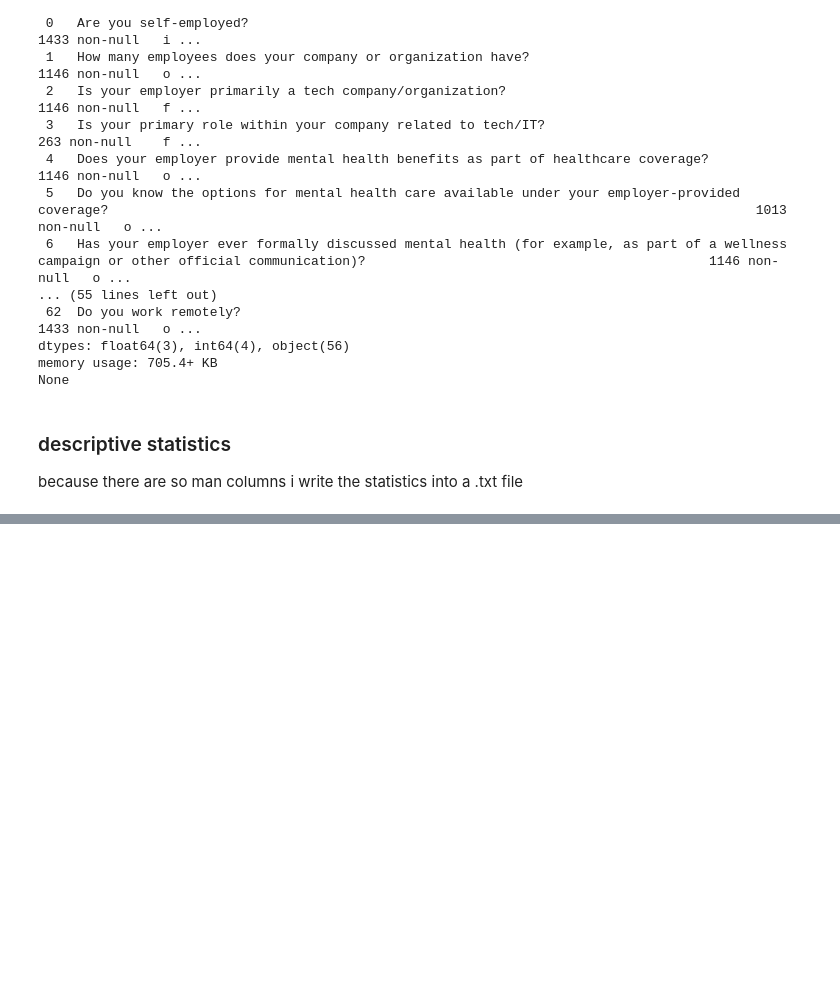
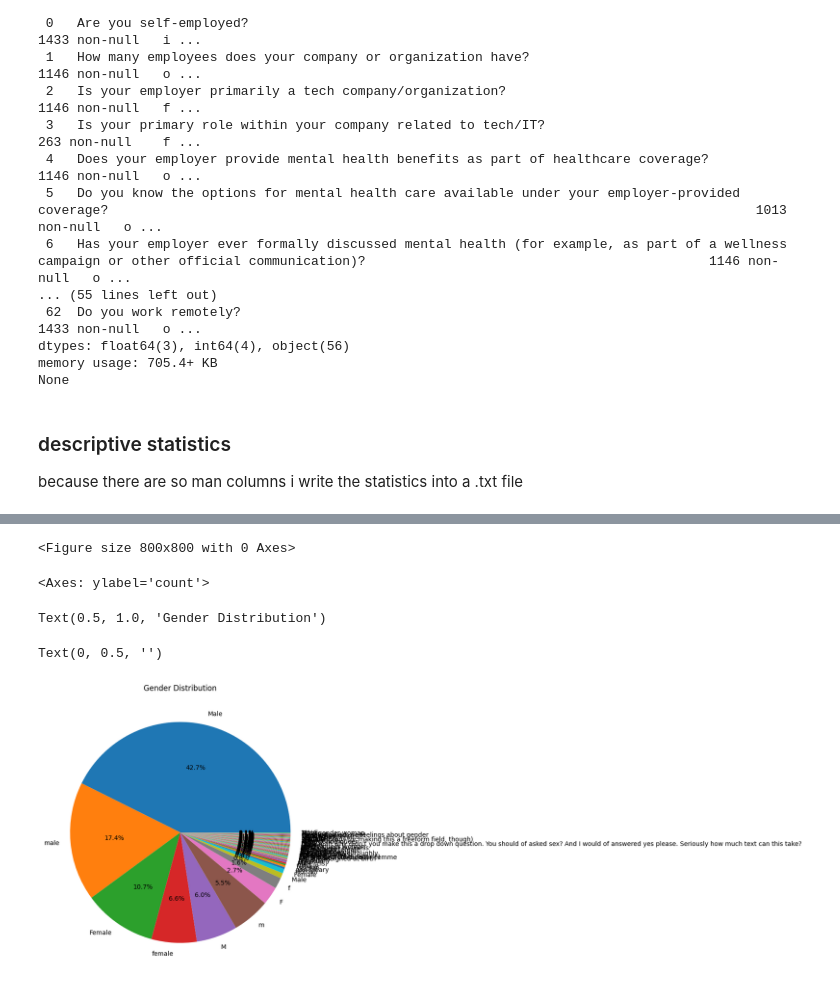
Before and after one commit to KonradKlein91/ml_unservised_learning, a Jupyter notebook: main.ipynb, the cells around one changed output, grey strips where cells are left out. Saved outputs shown, nothing was run; the diff lists cells and outputs as text; code cells hidden in the pictures; blank space fills up the shorter version.

```diff
--- a/main.ipynb
+++ b/main.ipynb
@@ -88,0 +120,13 @@ print("Statistics have been saved to 'dataset_statistics.txt'")
+# %%
+# 2. Pie chart: Gender distribution
+plt.figure(figsize=(8, 8))
+df['What is your gender?'].value_counts().plot(kind='pie', autopct='%1.1f%%')
+plt.title('Gender Distribution')
+plt.ylabel('')
+plt.show()
+# %% [output]
+<Figure size 800x800 with 0 Axes>
+<Axes: ylabel='count'>
+Text(0.5, 1.0, 'Gender Distribution')
+Text(0, 0.5, '')
+[figure, added]
```
Also changed, not shown: parts of 6 cells of this notebook.
